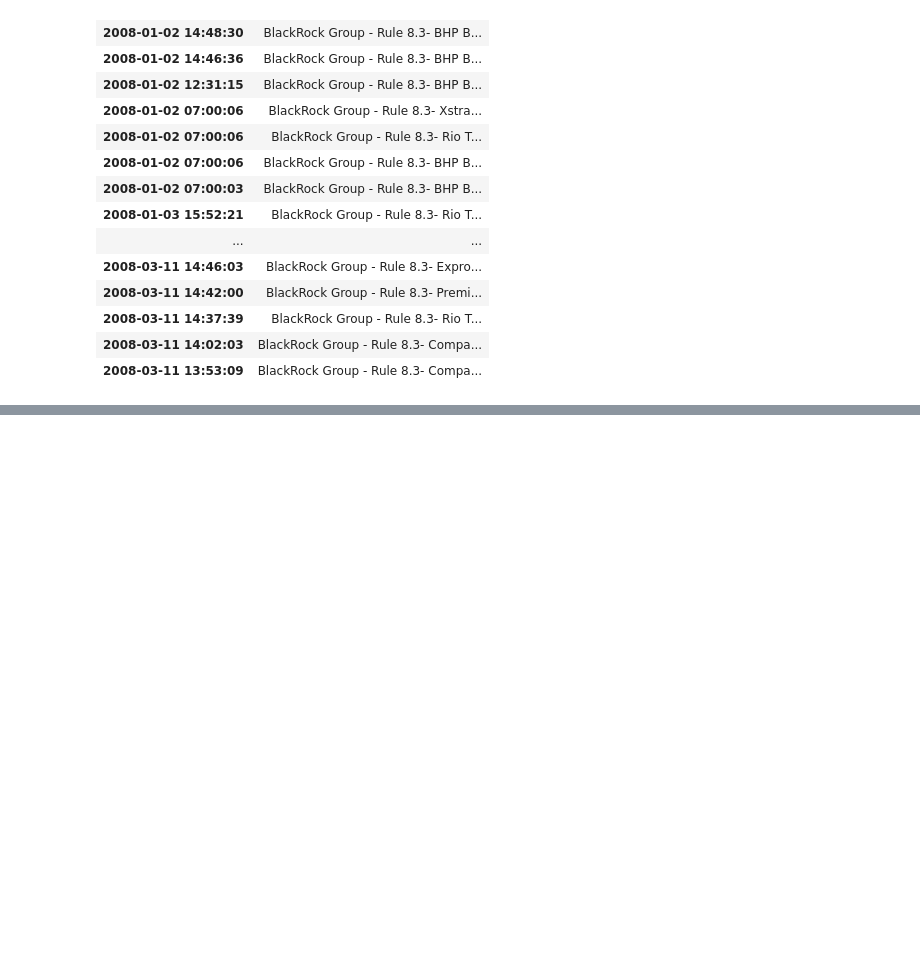
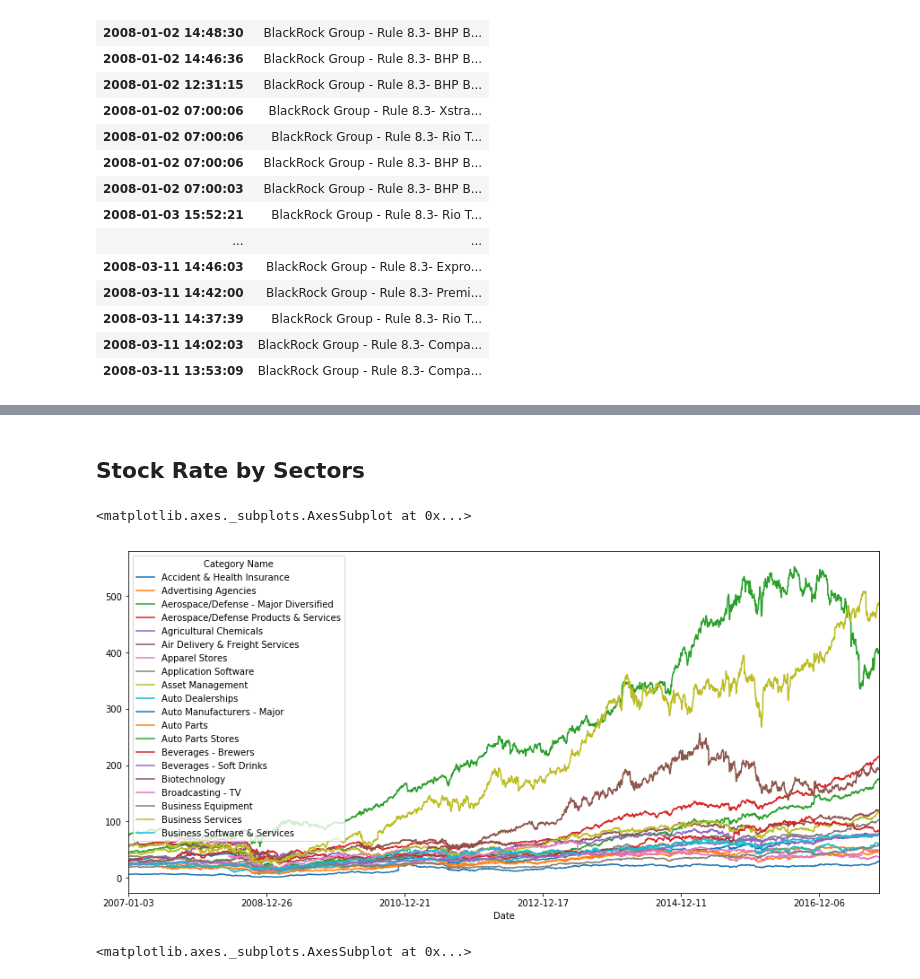
Before and after one commit to mlisovyi/dfine_hack2018, a Jupyter notebook: visualization.ipynb, the cells around one changed output, grey strips where cells are left out. Saved outputs shown, nothing was run; the diff lists cells and outputs as text; code cells hidden in the pictures; blank space fills up the shorter version.

```diff
--- a/visualization.ipynb
+++ b/visualization.ipynb
@@ -159,3 +180,5 @@ tickerDic
+# %%
+tickerDic.rename(index=str, columns={"Ticker": "ticker"}, inplace=True)
 # %% [markdown]
 # Stock Rate and Messages in Comparison
 # %%
@@ -254,0 +306,24 @@ df_reu[df_reu['Short_Msg'].str.match('BlackRock')]
+# %% [markdown]
+## Stock Rate by Sectors
+# %%
+fig, ax = plt.subplots(figsize=(15,7))
+
+
+df_merged = df_stock.reset_index().merge(tickerDic, how="left").set_index('Date')
+#df_merged.reset_index(level=0, inplace=True)
+#df_smaller = df_merged[['Open', 'High', 'Low','Close', 'Adj Close', 'Volume','Category Name']].copy()
+df_smaller = df_merged[['Adj Close','Category Name']].copy()
+
+df_smaller
+df_groupy_by = df_smaller.groupby(['Date', 'Category Name']).mean()
+#df_groupy_by.unstack().iloc[:, 0: 20].plot(ax=ax)
+
+
+df_groupy_by.unstack()['Adj Close'].iloc[:,0: 20].plot(ax=ax)
+# %% [output]
+<matplotlib.axes._subplots.AxesSubplot at 0x...>
+[figure, added]
+# %%
+df_groupy_by.unstack()['Adj Close'].iloc[:,21: 40].plot(ax=ax)
+# %% [output]
+<matplotlib.axes._subplots.AxesSubplot at 0x...>
```
Also changed, not shown: parts of 10 cells of this notebook.
